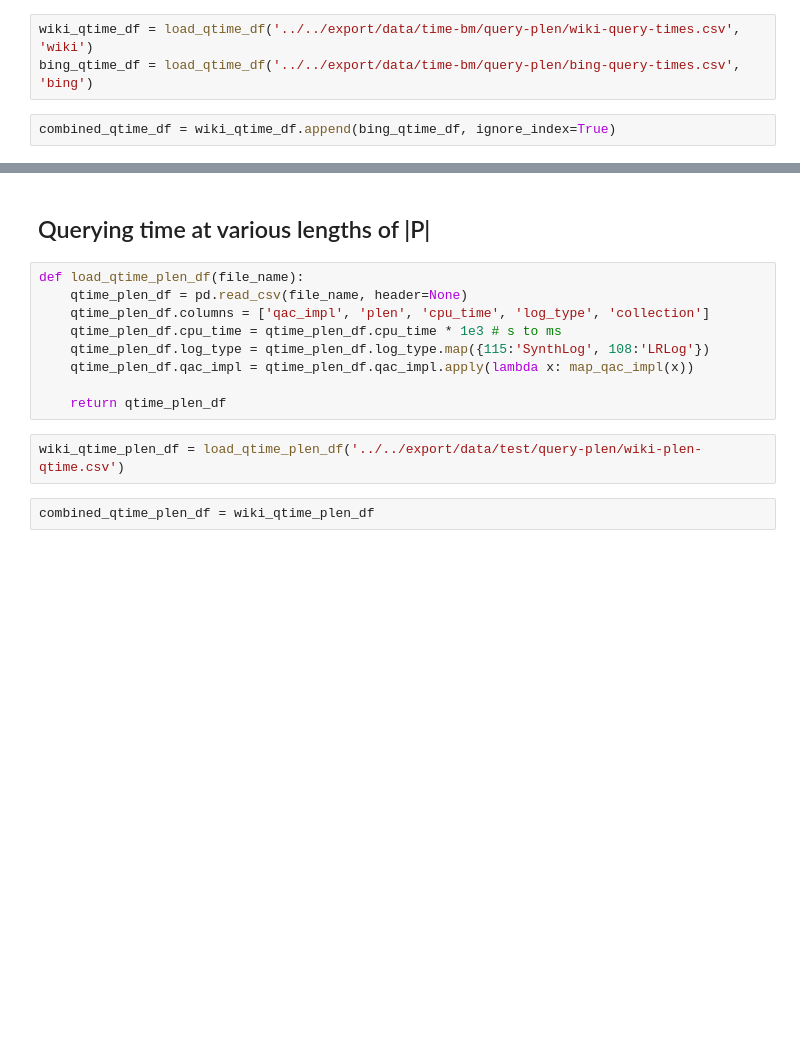
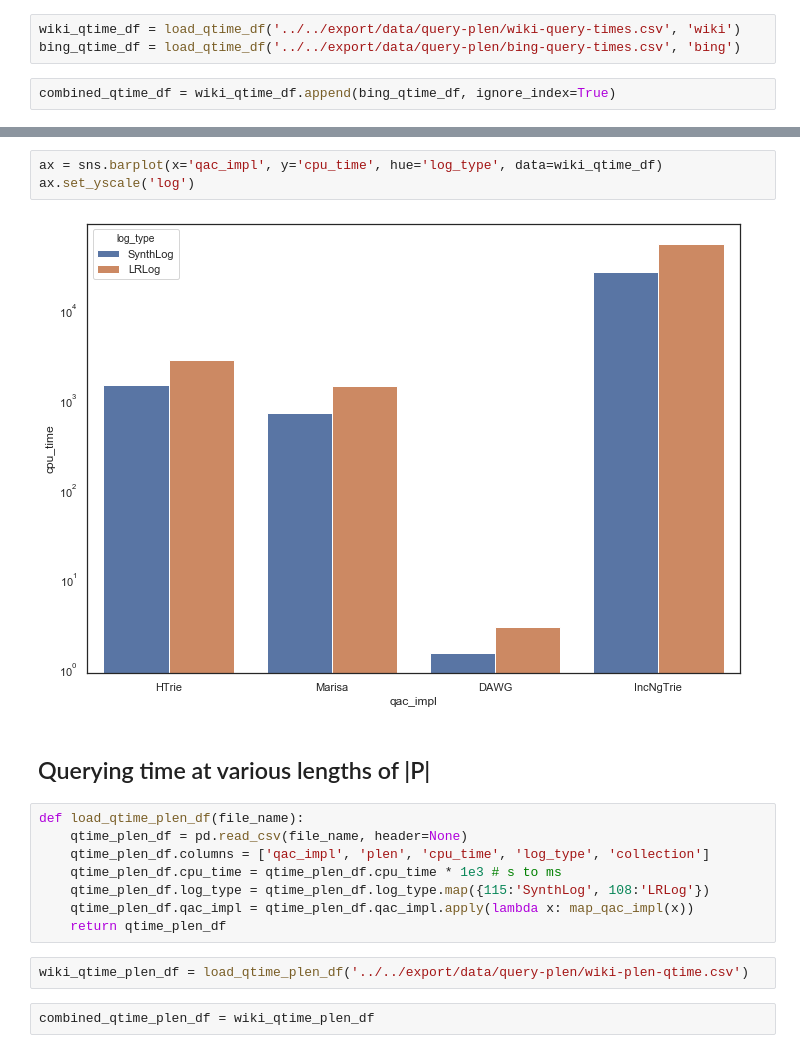
Before and after one commit to unnikrishnanta/qac-eval, a Jupyter notebook: Python/Notebooks/QueryTimes.ipynb, the cells around one changed output, grey strips where cells are left out. Saved outputs shown, nothing was run; the diff lists cells and outputs as text; blank space fills up the shorter version.

```diff
--- a/Python/Notebooks/QueryTimes.ipynb
+++ b/Python/Notebooks/QueryTimes.ipynb
@@ -253,7 +248,7 @@ def load_qtime_df(filename, collection, convert_units=True):
 
     return query_df
 # %%
-wiki_qtime_df = load_qtime_df('../../export/data/time-bm/query-plen/wiki-query-times.csv', 'wiki')
-bing_qtime_df = load_qtime_df('../../export/data/time-bm/query-plen/bing-query-times.csv', 'bing')
+wiki_qtime_df = load_qtime_df('../../export/data/query-plen/wiki-query-times.csv', 'wiki')
+bing_qtime_df = load_qtime_df('../../export/data/query-plen/bing-query-times.csv', 'bing')
 # %%
 combined_qtime_df = wiki_qtime_df.append(bing_qtime_df, ignore_index=True)
@@ -260,3 +275,8 @@ combined_qtime_df = wiki_qtime_df.append(bing_qtime_df, ignore_index=True)
+# %%
+ax = sns.barplot(x='qac_impl', y='cpu_time', hue='log_type', data=wiki_qtime_df)
+ax.set_yscale('log')
+# %% [output]
+[figure, added]
 # %% [markdown]
 ## Querying time at various lengths of |P|
 # %%
@@ -266,10 +286,9 @@ def load_qtime_plen_df(file_name):
     qtime_plen_df.cpu_time = qtime_plen_df.cpu_time * 1e3 # s to ms
     qtime_plen_df.log_type = qtime_plen_df.log_type.map({115:'SynthLog', 108:'LRLog'})
     qtime_plen_df.qac_impl = qtime_plen_df.qac_impl.apply(lambda x: map_qac_impl(x))
-
     return qtime_plen_df
 # %%
-wiki_qtime_plen_df = load_qtime_plen_df('../../export/data/test/query-plen/wiki-plen-qtime.csv')
+wiki_qtime_plen_df = load_qtime_plen_df('../../export/data/query-plen/wiki-plen-qtime.csv')
 # %%
 combined_qtime_plen_df = wiki_qtime_plen_df
 # %%
```
Also changed, not shown: parts of 10 cells of this notebook, 6 other files.
